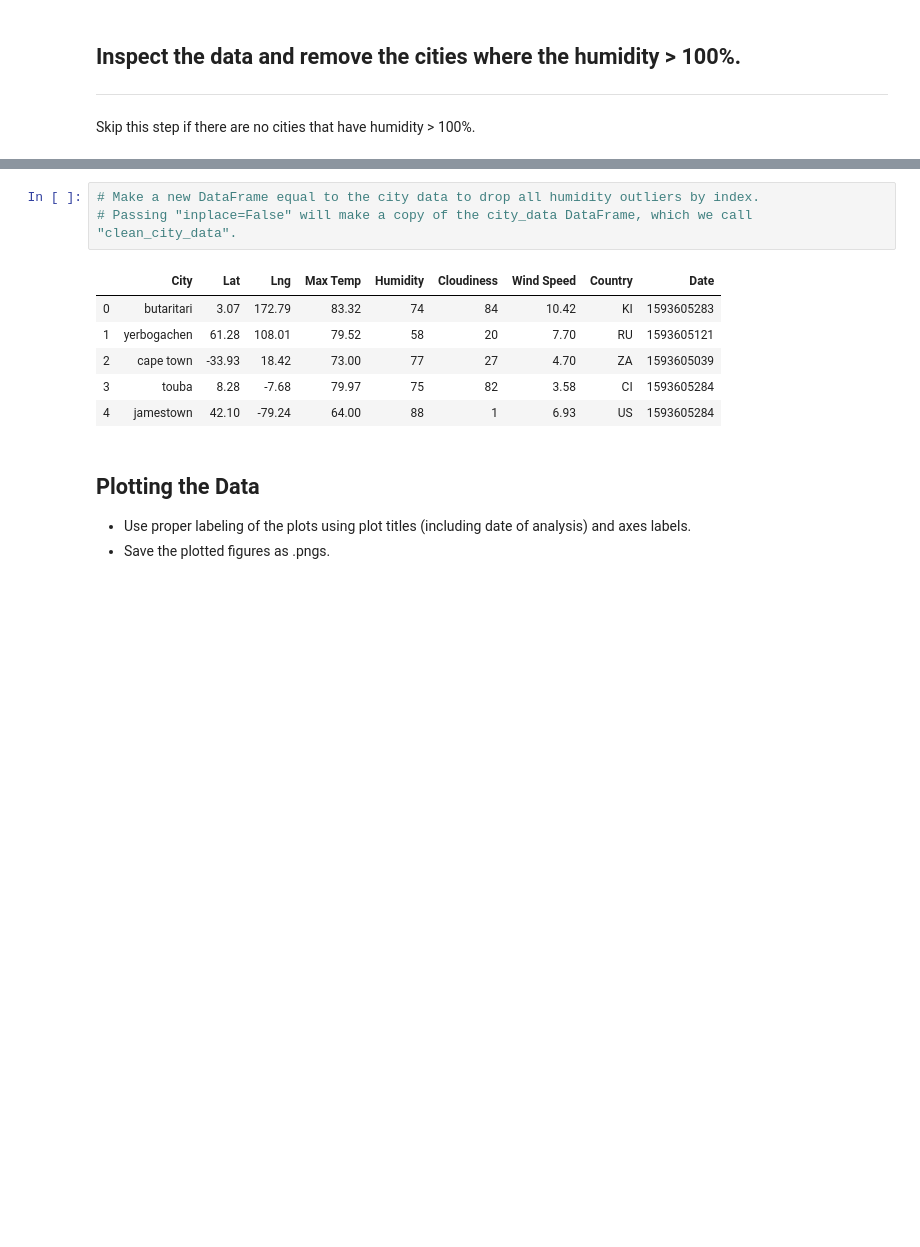
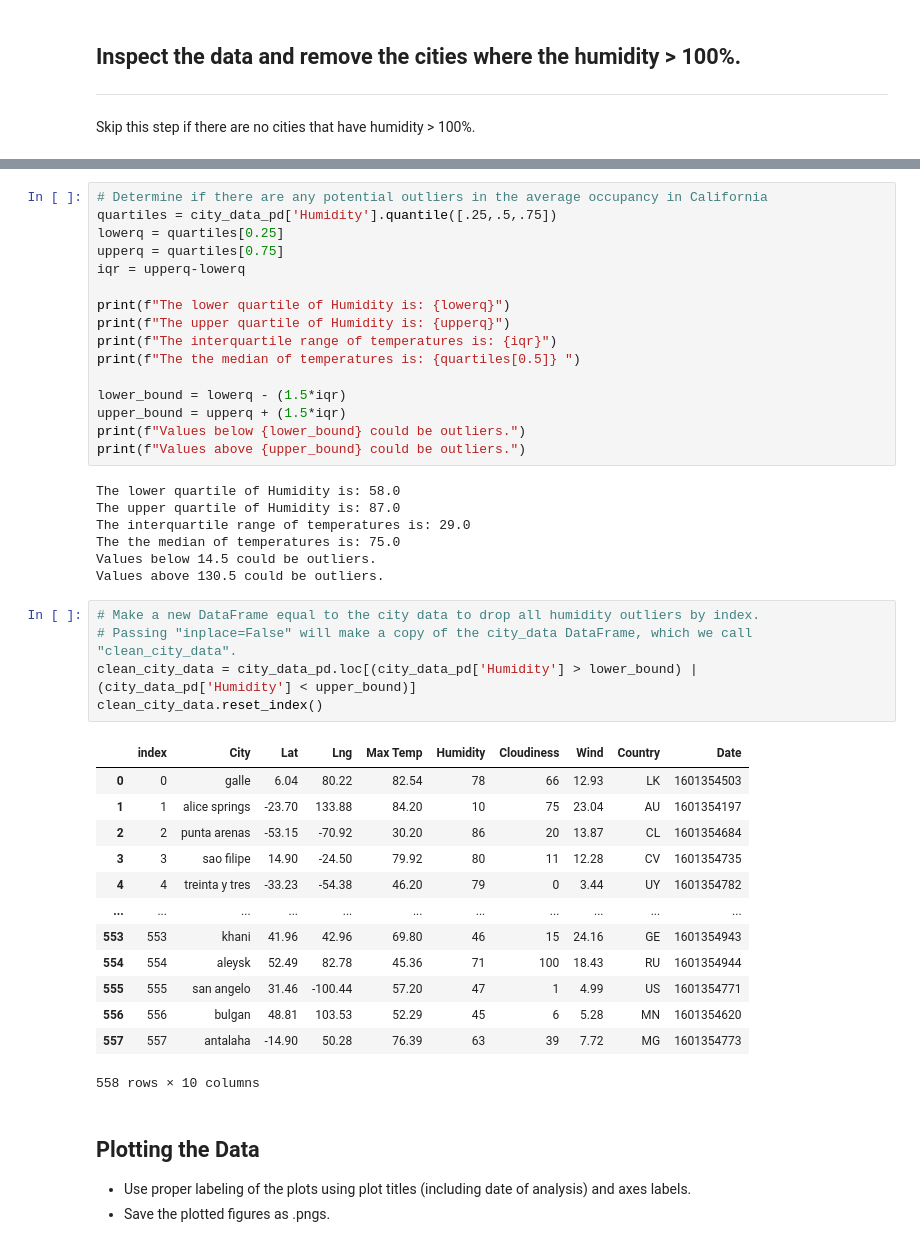
Before and after one commit to geneberry3/python-api-challenge, a Jupyter notebook: WeatherPy.ipynb, the cells around one changed output, grey strips where cells are left out. Cells and saved outputs as stored; diff of their text form; blank space fills up the shorter version.

```diff
--- a/WeatherPy.ipynb
+++ b/WeatherPy.ipynb
@@ -161,13 +166,45 @@ Int64Index([], dtype='int64')
+# %%
+# Determine if there are any potential outliers in the average occupancy in California
+quartiles = city_data_pd['Humidity'].quantile([.25,.5,.75])
+lowerq = quartiles[0.25]
+upperq = quartiles[0.75]
+iqr = upperq-lowerq
+
+print(f"The lower quartile of Humidity is: {lowerq}")
+print(f"The upper quartile of Humidity is: {upperq}")
+print(f"The interquartile range of temperatures is: {iqr}")
+print(f"The the median of temperatures is: {quartiles[0.5]} ")
+
+lower_bound = lowerq - (1.5*iqr)
+upper_bound = upperq + (1.5*iqr)
+print(f"Values below {lower_bound} could be outliers.")
+print(f"Values above {upper_bound} could be outliers.")
+# %% [output]
+The lower quartile of Humidity is: 58.0
+The upper quartile of Humidity is: 87.0
+The interquartile range of temperatures is: 29.0
+The the median of temperatures is: 75.0
+Values below 14.5 could be outliers.
+Values above 130.5 could be outliers.
 # %%
 # Make a new DataFrame equal to the city data to drop all humidity outliers by index.
 # Passing "inplace=False" will make a copy of the city_data DataFrame, which we call "clean_city_data".
+clean_city_data = city_data_pd.loc[(city_data_pd['Humidity'] > lower_bound) | (city_data_pd['Humidity'] < upper_bound)]
+clean_city_data.reset_index()
 # %% [output]
-|  | City | Lat | Lng | Max Temp | Humidity | Cloudiness | Wind Speed | Country | Date |
-| 0 | butaritari | 3.07 | 172.79 | 83.32 | 74 | 84 | 10.42 | KI | 1593605283 |
-| 1 | yerbogachen | 61.28 | 108.01 | 79.52 | 58 | 20 | 7.70 | RU | 1593605121 |
-| 2 | cape town | -33.93 | 18.42 | 73.00 | 77 | 27 | 4.70 | ZA | 1593605039 |
-| 3 | touba | 8.28 | -7.68 | 79.97 | 75 | 82 | 3.58 | CI | 1593605284 |
-| 4 | jamestown | 42.10 | -79.24 | 64.00 | 88 | 1 | 6.93 | US | 1593605284 |
+|  | index | City | Lat | Lng | Max Temp | Humidity | Cloudiness | Wind | Country | Date |
+| 0 | 0 | galle | 6.04 | 80.22 | 82.54 | 78 | 66 | 12.93 | LK | 1601354503 |
+| 1 | 1 | alice springs | -23.70 | 133.88 | 84.20 | 10 | 75 | 23.04 | AU | 1601354197 |
+| 2 | 2 | punta arenas | -53.15 | -70.92 | 30.20 | 86 | 20 | 13.87 | CL | 1601354684 |
+| 3 | 3 | sao filipe | 14.90 | -24.50 | 79.92 | 80 | 11 | 12.28 | CV | 1601354735 |
+| 4 | 4 | treinta y tres | -33.23 | -54.38 | 46.20 | 79 | 0 | 3.44 | UY | 1601354782 |
+| ... | ... | ... | ... | ... | ... | ... | ... | ... | ... | ... |
+| 553 | 553 | khani | 41.96 | 42.96 | 69.80 | 46 | 15 | 24.16 | GE | 1601354943 |
+| 554 | 554 | aleysk | 52.49 | 82.78 | 45.36 | 71 | 100 | 18.43 | RU | 1601354944 |
+| 555 | 555 | san angelo | 31.46 | -100.44 | 57.20 | 47 | 1 | 4.99 | US | 1601354771 |
+| 556 | 556 | bulgan | 48.81 | 103.53 | 52.29 | 45 | 6 | 5.28 | MN | 1601354620 |
+| 557 | 557 | antalaha | -14.90 | 50.28 | 76.39 | 63 | 39 | 7.72 | MG | 1601354773 |
+558 rows × 10 columns
 # %% [markdown]
 ## Plotting the Data
 * Use proper labeling of the plots using plot titles (including date of analysis) and axes labels.
```
Also changed, not shown: parts of 14 cells of this notebook.
